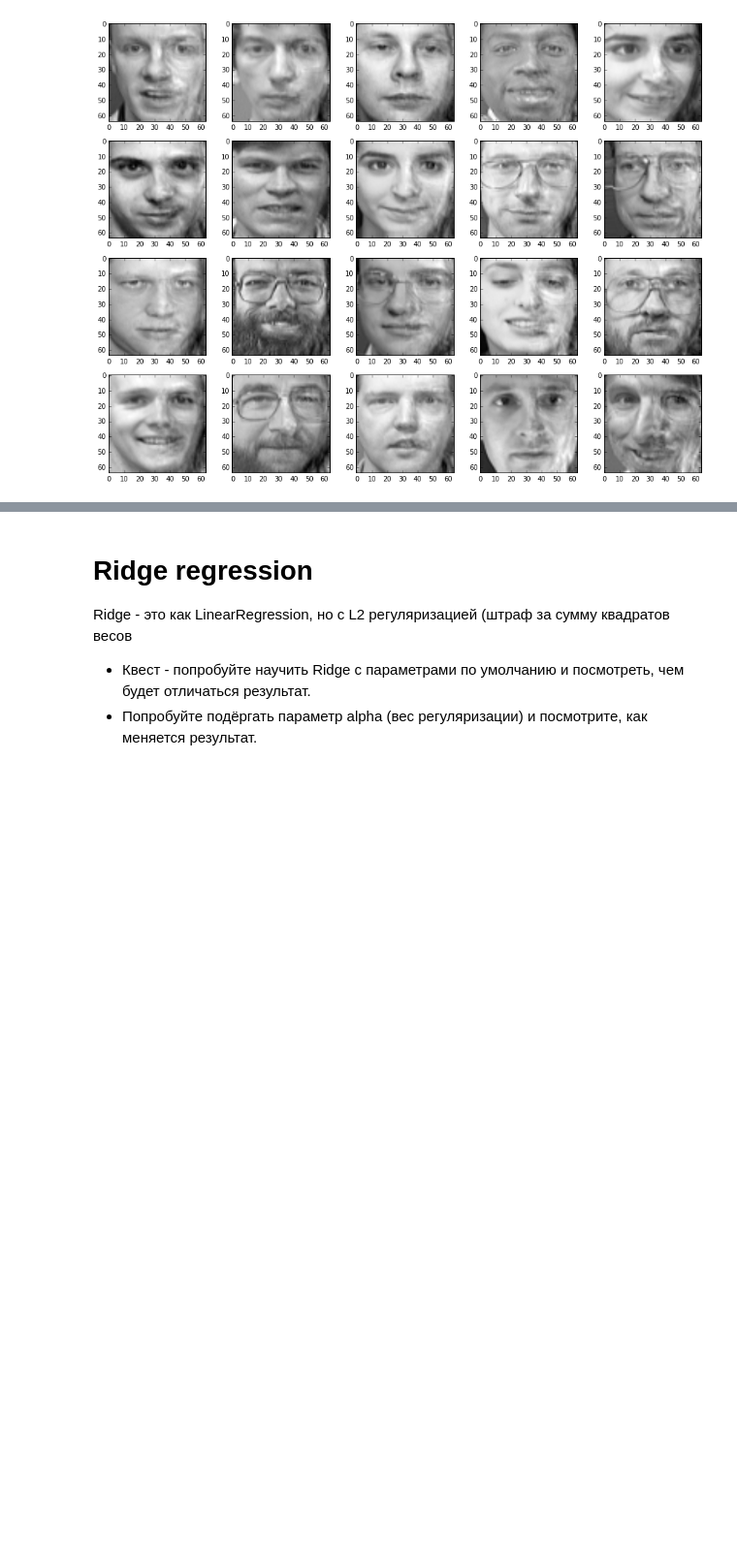
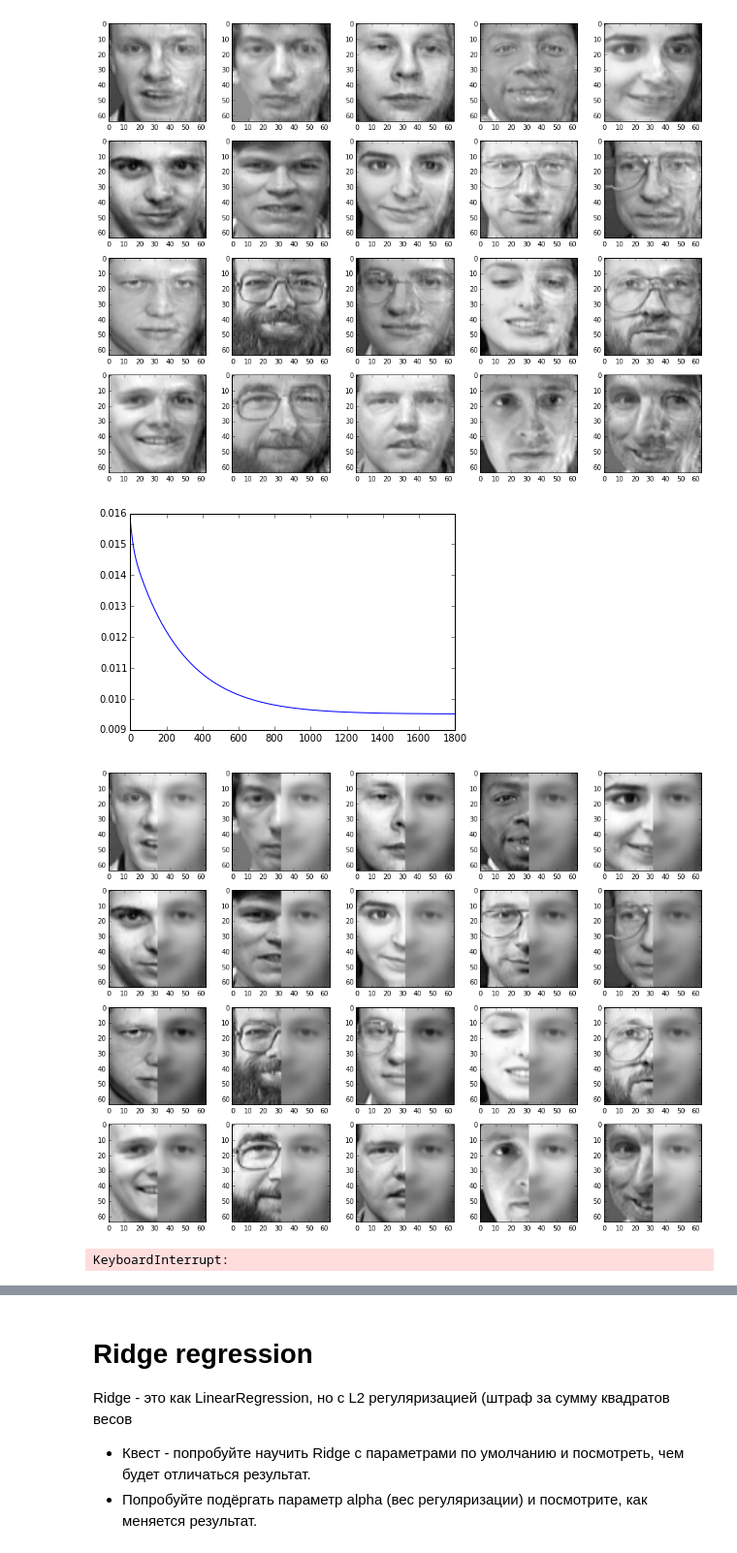
Before and after one commit to tvorogme/digitalfest, a Jupyter notebook: pipeline.ipynb, the cells around one changed output, grey strips where cells are left out. Shown at 97% size. Drawn from its saved outputs; the diff is of its cells as text; code cells hidden in the pictures; blank space fills up the shorter version.

```diff
--- a/pipeline.ipynb
+++ b/pipeline.ipynb
@@ -109,0 +149,25 @@ for i in range(20):
+# %%
+from IPython.display import clear_output
+
+l = []
+# %%
+
+
+for i in tnrange(10000):
+    l.append(fit(X_train,Y_train))
+
+    if i % 100 == 0:
+        clear_output(True)
+        plt.plot(l)
+        plt.show()
+        #Картинки на test
+        pics = glue(X_test,predict(X_test))
+        plt.figure(figsize=[16,12])
+        for i in range(20):
+            plt.subplot(4,5,i+1)
+            plt.imshow(pics[i],cmap='gray')
+        plt.show()
+# %% [output]
+[figure, added]
+[figure, added]
+KeyboardInterrupt:
```
Also changed, not shown: parts of 9 cells of this notebook.
